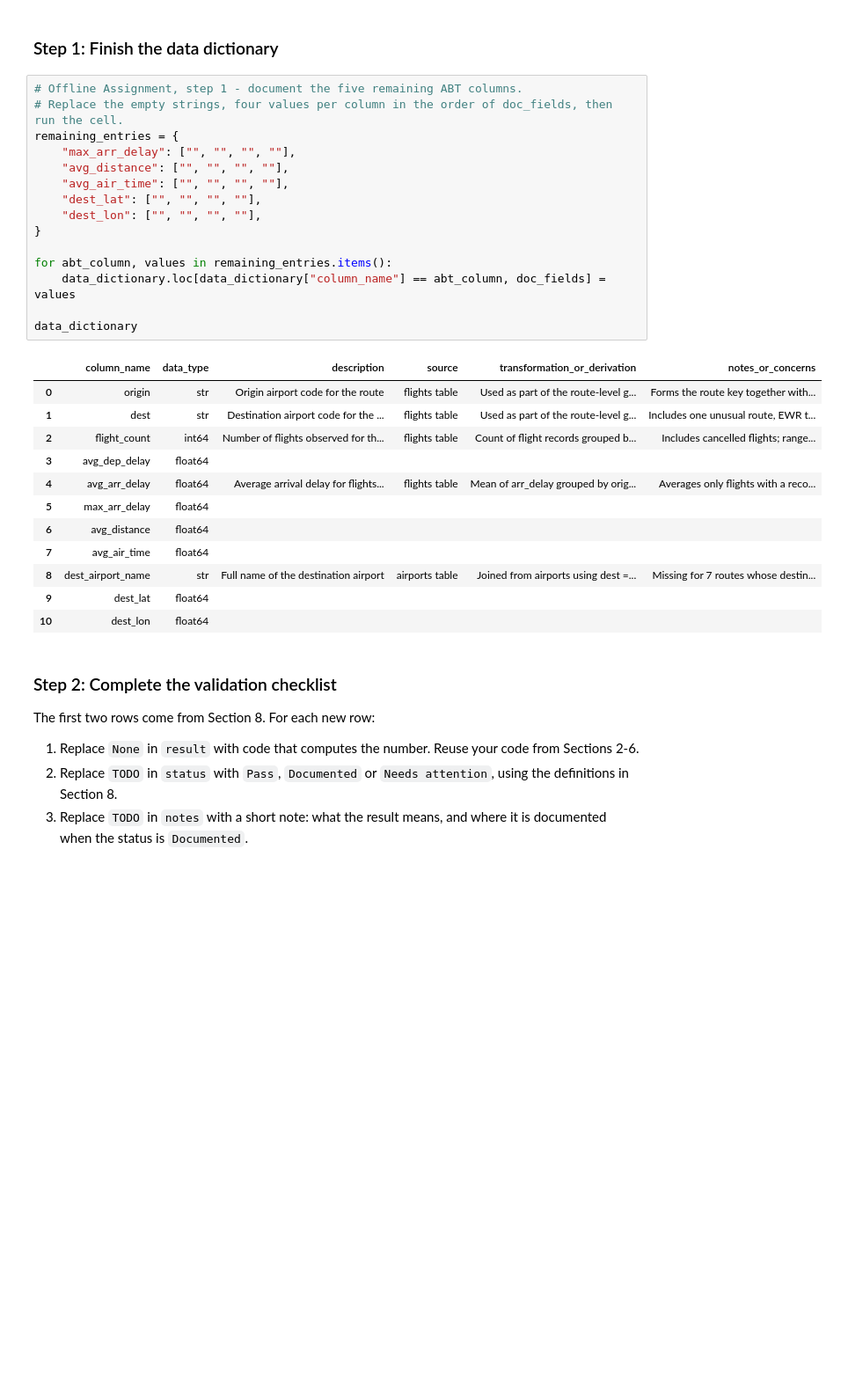
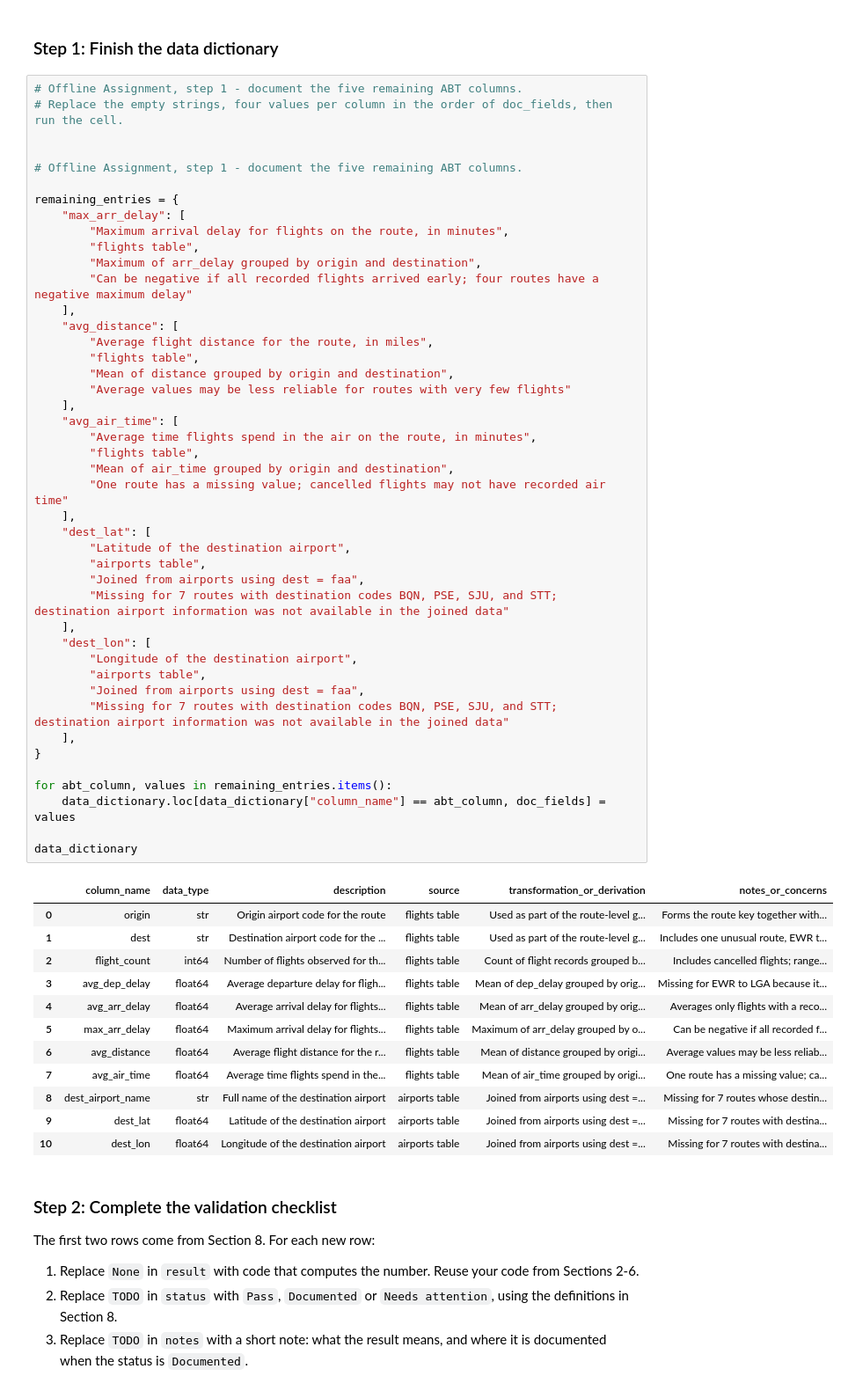
Before and after one commit to diantasmaa/ban6003-week-11-abt-documentation-template, a Jupyter notebook: notebooks/module11_abt_documentation_guided_lab.ipynb, the cells around one changed output. Shown at 88% size. Cells and saved outputs as stored; diff of their text form; blank space fills up the shorter version.

```diff
--- a/notebooks/module11_abt_documentation_guided_lab.ipynb
+++ b/notebooks/module11_abt_documentation_guided_lab.ipynb
@@ -664,31 +664,60 @@ An analyst on another team will use the route ABT next week and cannot ask you t
 # %%
 # Offline Assignment, step 1 - document the five remaining ABT columns.
 # Replace the empty strings, four values per column in the order of doc_fields, then run the cell.
+
+
+# Offline Assignment, step 1 - document the five remaining ABT columns.
+
 remaining_entries = {
-    "max_arr_delay": ["", "", "", ""],
-    "avg_distance": ["", "", "", ""],
-    "avg_air_time": ["", "", "", ""],
-    "dest_lat": ["", "", "", ""],
-    "dest_lon": ["", "", "", ""],
+    "max_arr_delay": [
+        "Maximum arrival delay for flights on the route, in minutes",
+        "flights table",
+        "Maximum of arr_delay grouped by origin and destination",
+        "Can be negative if all recorded flights arrived early; four routes have a negative maximum delay"
+    ],
+    "avg_distance": [
+        "Average flight distance for the route, in miles",
+        "flights table",
+        "Mean of distance grouped by origin and destination",
+        "Average values may be less reliable for routes with very few flights"
+    ],
+    "avg_air_time": [
+        "Average time flights spend in the air on the route, in minutes",
+        "flights table",
+        "Mean of air_time grouped by origin and destination",
+        "One route has a missing value; cancelled flights may not have recorded air time"
+    ],
+    "dest_lat": [
+        "Latitude of the destination airport",
+        "airports table",
+        "Joined from airports using dest = faa",
+        "Missing for 7 routes with destination codes BQN, PSE, SJU, and STT; destination airport information was not available in the joined data"
+    ],
+    "dest_lon": [
+        "Longitude of the destination airport",
+        "airports table",
+        "Joined from airports using dest = faa",
+        "Missing for 7 routes with destination codes BQN, PSE, SJU, and STT; destination airport information was not available in the joined data"
+    ],
 }
 
 for abt_column, values in remaining_entries.items():
     data_dictionary.loc[data_dictionary["column_name"] == abt_column, doc_fields] = values
 
 data_dictionary
 # %% [output]
 |  | column_name | data_type | description | source | transformation_or_derivation | notes_or_concerns |
 | 0 | origin | str | Origin airport code for the route | flights table | Used as part of the route-level g... | Forms the route key together with... |
 | 1 | dest | str | Destination airport code for the ... | flights table | Used as part of the route-level g... | Includes one unusual route, EWR t... |
 | 2 | flight_count | int64 | Number of flights observed for th... | flights table | Count of flight records grouped b... | Includes cancelled flights; range... |
-| 3 | avg_dep_delay | float64 |  |  |  |  |
+| 3 | avg_dep_delay | float64 | Average departure delay for fligh... | flights table | Mean of dep_delay grouped by orig... | Missing for EWR to LGA because it... |
 | 4 | avg_arr_delay | float64 | Average arrival delay for flights... | flights table | Mean of arr_delay grouped by orig... | Averages only flights with a reco... |
-| 5 | max_arr_delay | float64 |  |  |  |  |
-| 6 | avg_distance | float64 |  |  |  |  |
-| 7 | avg_air_time | float64 |  |  |  |  |
+| 5 | max_arr_delay | float64 | Maximum arrival delay for flights... | flights table | Maximum of arr_delay grouped by o... | Can be negative if all recorded f... |
+| 6 | avg_distance | float64 | Average flight distance for the r... | flights table | Mean of distance grouped by origi... | Average values may be less reliab... |
+| 7 | avg_air_time | float64 | Average time flights spend in the... | flights table | Mean of air_time grouped by origi... | One route has a missing value; ca... |
 | 8 | dest_airport_name | str | Full name of the destination airport | airports table | Joined from airports using dest =... | Missing for 7 routes whose destin... |
-| 9 | dest_lat | float64 |  |  |  |  |
-| 10 | dest_lon | float64 |  |  |  |  |
+| 9 | dest_lat | float64 | Latitude of the destination airport | airports table | Joined from airports using dest =... | Missing for 7 routes with destina... |
+| 10 | dest_lon | float64 | Longitude of the destination airport | airports table | Joined from airports using dest =... | Missing for 7 routes with destina... |
 # %% [markdown]
 ### Step 2: Complete the validation checklist
 
```
Also changed, not shown: parts of 6 cells of this notebook, 1 other file.
